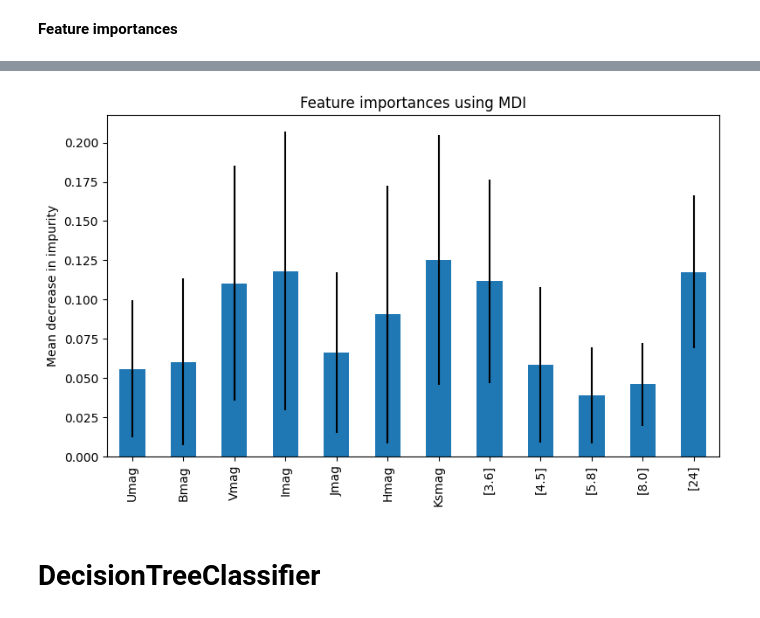
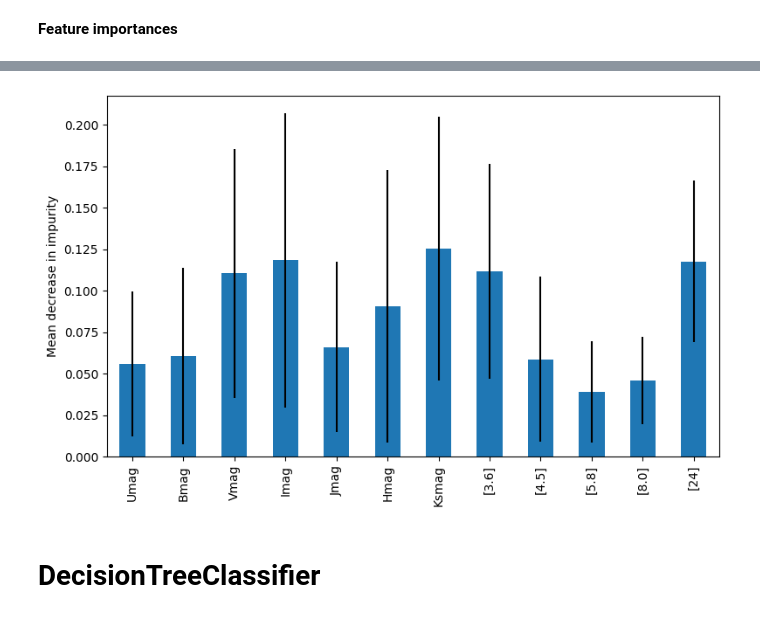
Before and after one commit to Mahdi-Abdollahii/Dusty-Stellar-Sources-Classification, a Jupyter notebook: Model_Evaluation_Smote.ipynb, the cells around one changed output, grey strips where cells are left out. Saved outputs shown, nothing was run; the diff lists cells and outputs as text; code cells hidden in the pictures.

```diff
--- a/Model_Evaluation_Smote.ipynb
+++ b/Model_Evaluation_Smote.ipynb
@@ -1169,15 +1160,15 @@ Elapsed time to compute the importances: 0.009 seconds
 # %%
 feature_names = df.columns[2:-2]
 forest_importances = pd.Series(importances, index=feature_names)
 
 fig, ax = plt.subplots(figsize=(8,5))
 forest_importances.plot.bar(yerr=std, ax=ax)
-ax.set_title("Feature importances using MDI")
+#ax.set_title("Feature importances using MDI")
 ax.set_ylabel("Mean decrease in impurity")
 fig.tight_layout()
 fig.savefig('feature_importance_Smote.pdf',dpi=400)
 # %% [output]
-[figure, old version]
+[figure, new version]
 # %% [markdown]
 # DecisionTreeClassifier
 # %%
```
Also changed, not shown: parts of 3 cells of this notebook.
